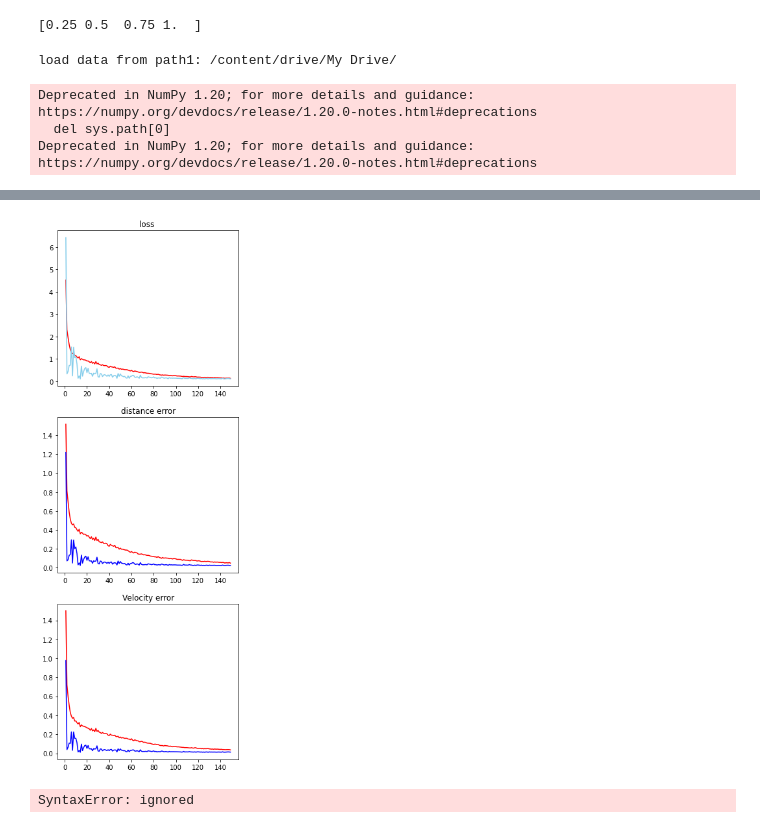
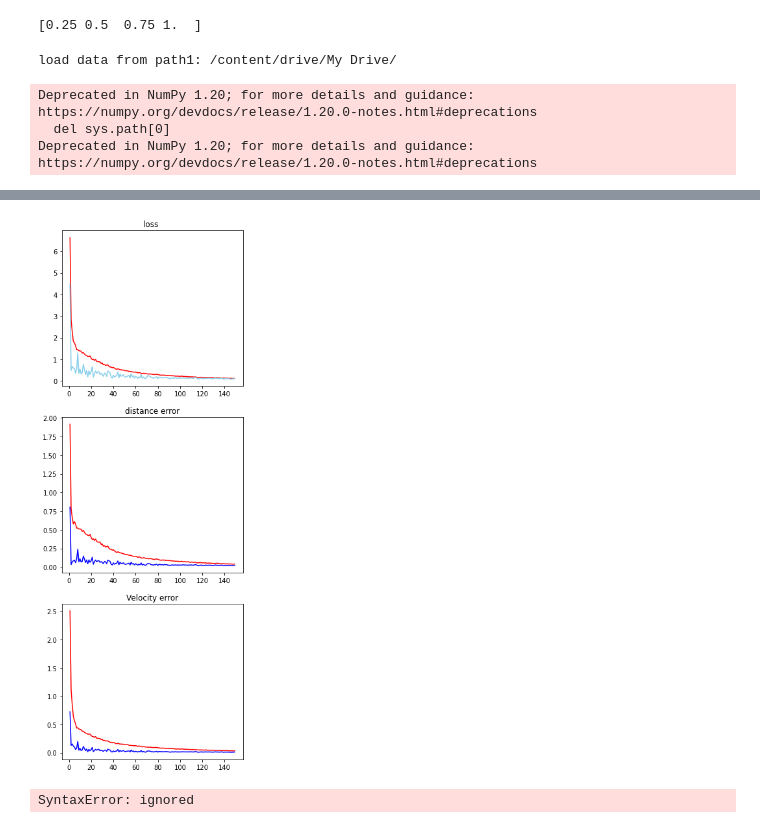
Before and after one commit to Ki-i/APRiL, a Jupyter notebook: 测试部分testCNN04.ipynb, the cells around one changed output, grey strips where cells are left out. Drawn from its saved outputs; the diff is of its cells as text; code cells hidden in the pictures.

```diff
--- a/测试部分testCNN04.ipynb
+++ b/测试部分testCNN04.ipynb
@@ -30,7 +30,7 @@ class DnCNN(nn.Module):
     def __init__(self):
         super(DnCNN, self).__init__()
         channels=3
-        num_of_layers=10
+        num_of_layers=15
         kernel_size = 3
         padding = 1
         features = 64
@@ -325,7 +325,7 @@ if __name__ == '__main__':
 
             loss = criterion(predict_y, train_label.to(device))/ (2 * len(train_x))
             #loss = criterion(predict_y, train_label.to(device))
-            terror,verror,acc,mse=vd_MSE(predict_y,train_label.to(device),0.5)
+            terror,verror,acc,mse=vd_MSE(predict_y,train_label.to(device),0.2)
             epoch_train_mse+=mse
             epoch_train_loss += loss.item()
             epoch_train_derror+=terror
@@ -351,7 +351,7 @@ if __name__ == '__main__':
                 #print(train_label.size())
                 loss = criterion(predict_y, dev_label.to(device)) / (2 * len(train_x))
                 #loss = criterion(predict_y, train_label.to(device))
-                terror,verror,acc,mse=vd_MSE(predict_y,dev_label.to(device),0.5)
+                terror,verror,acc,mse=vd_MSE(predict_y,dev_label.to(device),0.2)
 
                 epoch_dev_derror+=terror
                 epoch_dev_verror+=verror
@@ -430,5 +430,5 @@ epoch 149.0000 ,train acc: 0.6819, dev acc: 0.8248
 -------------------------------------------------------------------------------------------------------------------------------------
-[figure, old version]
+[figure, new version]
 # %%
 print(0:3)
 # %% [output]
```
Also changed, not shown: parts of 1 cell of this notebook.
